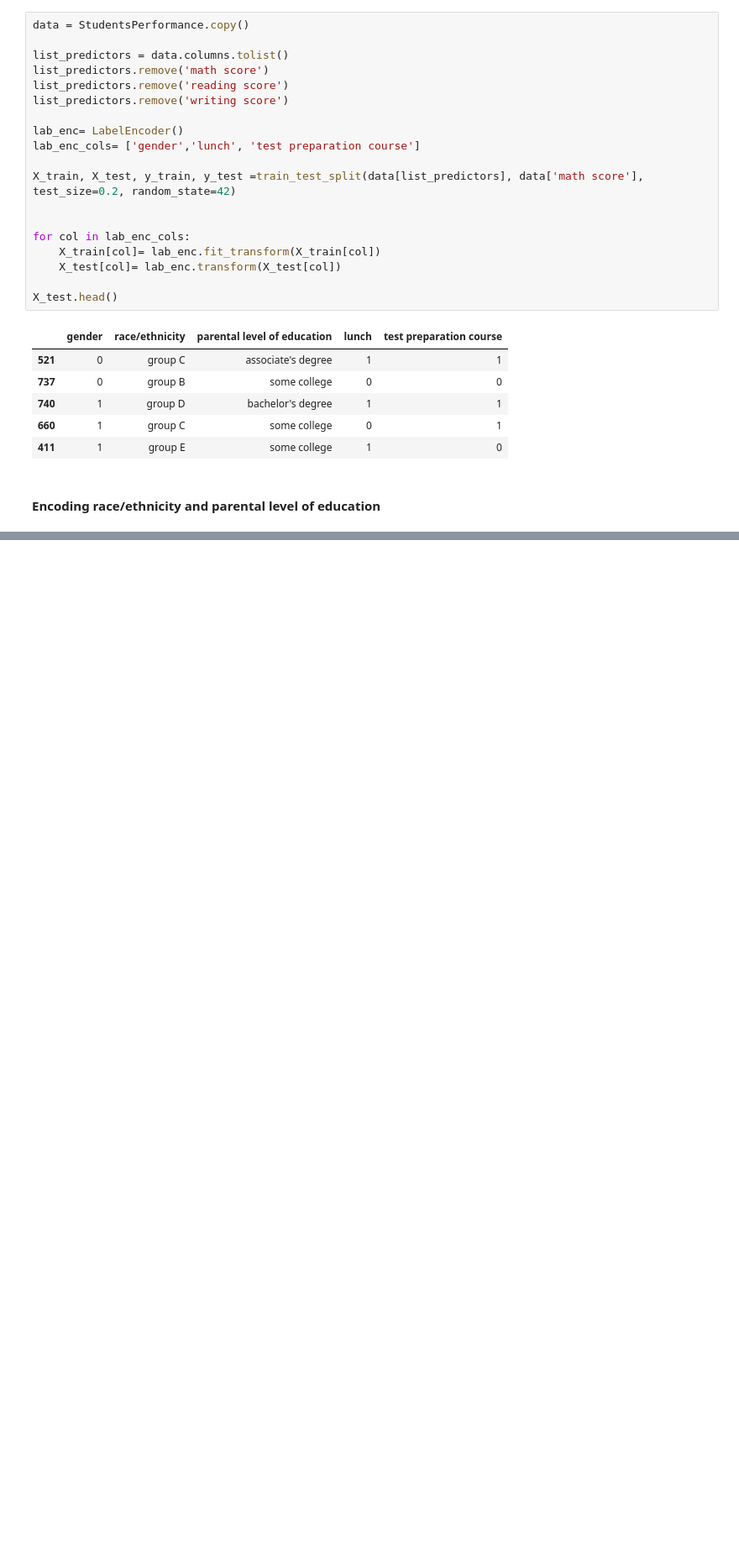
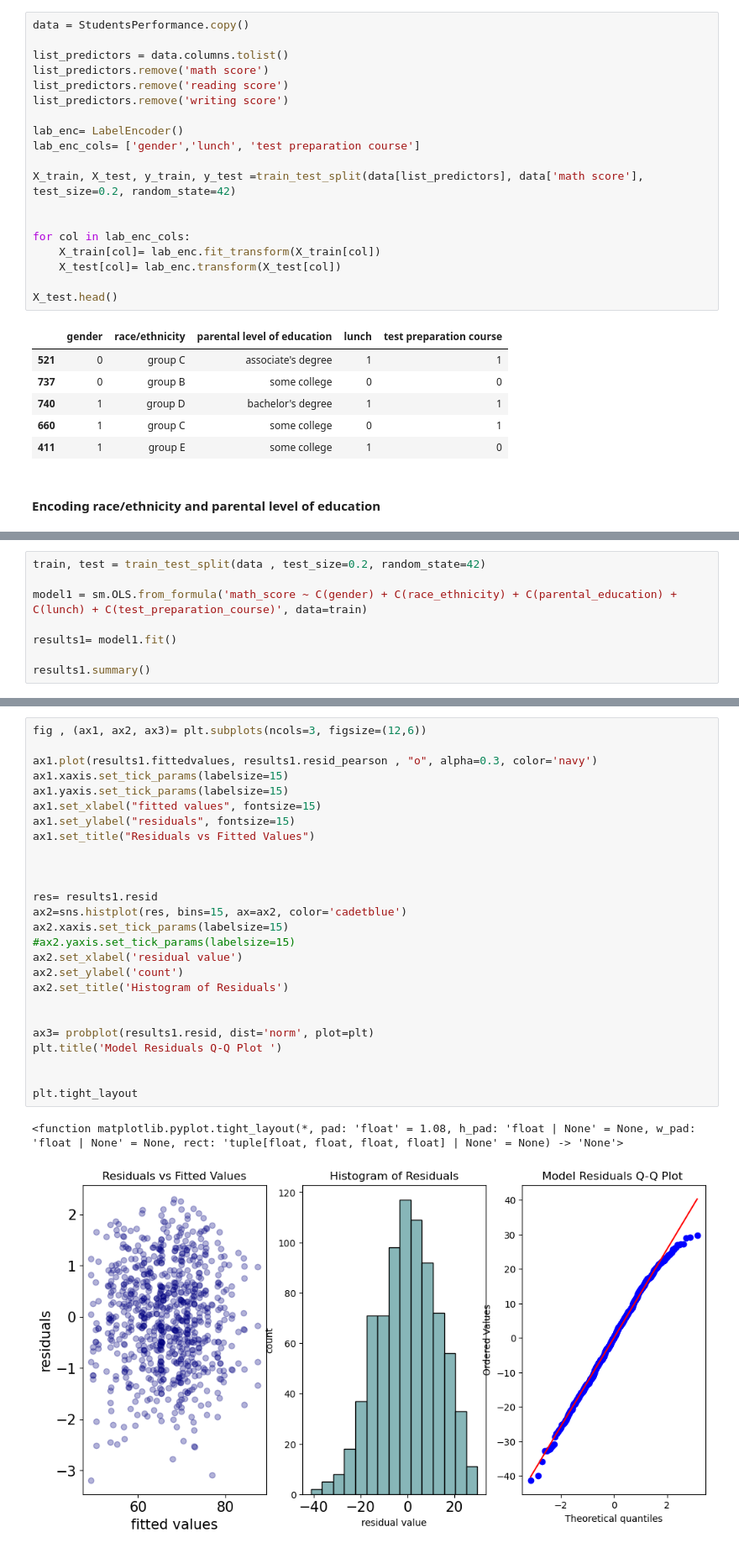
Before and after one commit to adam04-D/Simple-Linear-Regression-from-Scratch, a Jupyter notebook: reg-multipe/reg-mult.ipynb, the cells around one changed output, grey strips where cells are left out. Shown: that part at 84% size. Saved outputs shown, nothing was run; the diff lists cells and outputs as text; blank space fills up the shorter version.

```diff
--- a/reg-multipe/reg-mult.ipynb
+++ b/reg-multipe/reg-mult.ipynb
@@ -262,0 +434,8 @@ X_test.head()
+# %%
+train, test = train_test_split(data , test_size=0.2, random_state=42)
+
+model1 = sm.OLS.from_formula('math_score ~ C(gender) + C(race_ethnicity) + C(parental_education) + C(lunch) + C(test_preparation_course)', data=train)
+
+results1= model1.fit()
+
+results1.summary()
@@ -262,0 +491,29 @@ X_test.head()
+# %%
+fig , (ax1, ax2, ax3)= plt.subplots(ncols=3, figsize=(12,6))
+
+ax1.plot(results1.fittedvalues, results1.resid_pearson , "o", alpha=0.3, color='navy')
+ax1.xaxis.set_tick_params(labelsize=15)
+ax1.yaxis.set_tick_params(labelsize=15)
+ax1.set_xlabel("fitted values", fontsize=15)
+ax1.set_ylabel("residuals", fontsize=15)
+ax1.set_title("Residuals vs Fitted Values")
+
+
+
+res= results1.resid
+ax2=sns.histplot(res, bins=15, ax=ax2, color='cadetblue')
+ax2.xaxis.set_tick_params(labelsize=15)
+#ax2.yaxis.set_tick_params(labelsize=15)
+ax2.set_xlabel('residual value')
+ax2.set_ylabel('count')
+ax2.set_title('Histogram of Residuals')
+
+
+ax3= probplot(results1.resid, dist='norm', plot=plt)
+plt.title('Model Residuals Q-Q Plot ')
+
+
+plt.tight_layout
+# %% [output]
+<function matplotlib.pyplot.tight_layout(*, pad: 'float' = 1.08, h_pad: 'float | None' = None, w_pad: 'float | None' = None, rect: 'tuple[float, float, float, float] | None' = None) -> 'None'>
+[figure, added]
```
Also changed, not shown: parts of 16 cells of this notebook.
